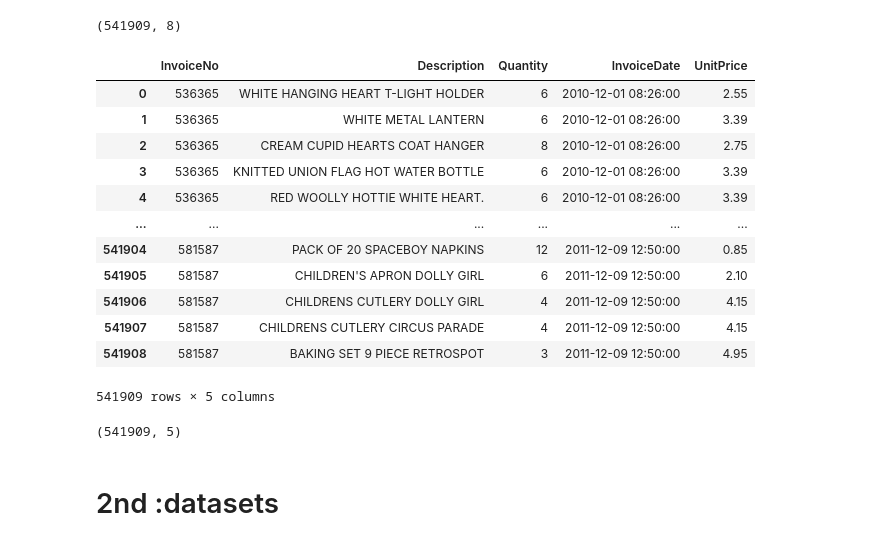
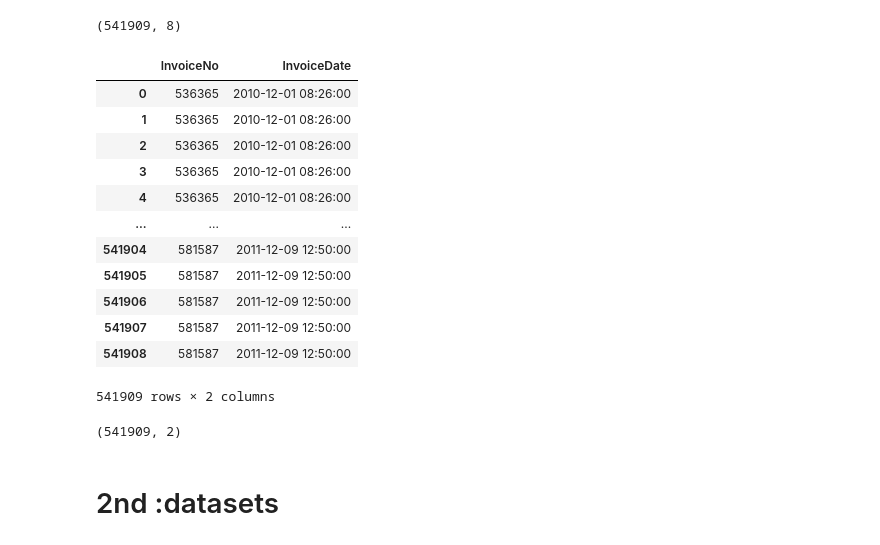
Before and after one commit to Aarika13/OCR, a Jupyter notebook: train.ipynb, the cells around one changed output. Saved outputs shown, nothing was run; the diff lists cells and outputs as text; code cells hidden in the pictures.

```diff
--- a/train.ipynb
+++ b/train.ipynb
@@ -29,26 +32,26 @@ a.shape
 # %% [output]
 (541909, 8)
 # %%
-df1 = a.drop(["StockCode","CustomerID","Country"],axis=1)
+df1 = a.drop(["StockCode","CustomerID","Country","UnitPrice","Description","Quantity"],axis=1)
 df1
 # %% [output]
-|  | InvoiceNo | Description | Quantity | InvoiceDate | UnitPrice |
-| 0 | 536365 | WHITE HANGING HEART T-LIGHT HOLDER | 6 | 2010-12-01 08:26:00 | 2.55 |
-| 1 | 536365 | WHITE METAL LANTERN | 6 | 2010-12-01 08:26:00 | 3.39 |
-| 2 | 536365 | CREAM CUPID HEARTS COAT HANGER | 8 | 2010-12-01 08:26:00 | 2.75 |
-| 3 | 536365 | KNITTED UNION FLAG HOT WATER BOTTLE | 6 | 2010-12-01 08:26:00 | 3.39 |
-| 4 | 536365 | RED WOOLLY HOTTIE WHITE HEART. | 6 | 2010-12-01 08:26:00 | 3.39 |
-| ... | ... | ... | ... | ... | ... |
-| 541904 | 581587 | PACK OF 20 SPACEBOY NAPKINS | 12 | 2011-12-09 12:50:00 | 0.85 |
-| 541905 | 581587 | CHILDREN'S APRON DOLLY GIRL | 6 | 2011-12-09 12:50:00 | 2.10 |
-| 541906 | 581587 | CHILDRENS CUTLERY DOLLY GIRL | 4 | 2011-12-09 12:50:00 | 4.15 |
-| 541907 | 581587 | CHILDRENS CUTLERY CIRCUS PARADE | 4 | 2011-12-09 12:50:00 | 4.15 |
-| 541908 | 581587 | BAKING SET 9 PIECE RETROSPOT | 3 | 2011-12-09 12:50:00 | 4.95 |
+|  | InvoiceNo | InvoiceDate |
+| 0 | 536365 | 2010-12-01 08:26:00 |
+| 1 | 536365 | 2010-12-01 08:26:00 |
+| 2 | 536365 | 2010-12-01 08:26:00 |
+| 3 | 536365 | 2010-12-01 08:26:00 |
+| 4 | 536365 | 2010-12-01 08:26:00 |
+| ... | ... | ... |
+| 541904 | 581587 | 2011-12-09 12:50:00 |
+| 541905 | 581587 | 2011-12-09 12:50:00 |
+| 541906 | 581587 | 2011-12-09 12:50:00 |
+| 541907 | 581587 | 2011-12-09 12:50:00 |
+| 541908 | 581587 | 2011-12-09 12:50:00 |
-541909 rows × 5 columns
+541909 rows × 2 columns
 # %%
 df1.shape
 # %% [output]
-(541909, 5)
+(541909, 2)
 # %% [markdown]
 # 2nd :datasets
 # %%
```
Also changed, not shown: parts of 29 cells of this notebook, 22 other files.
